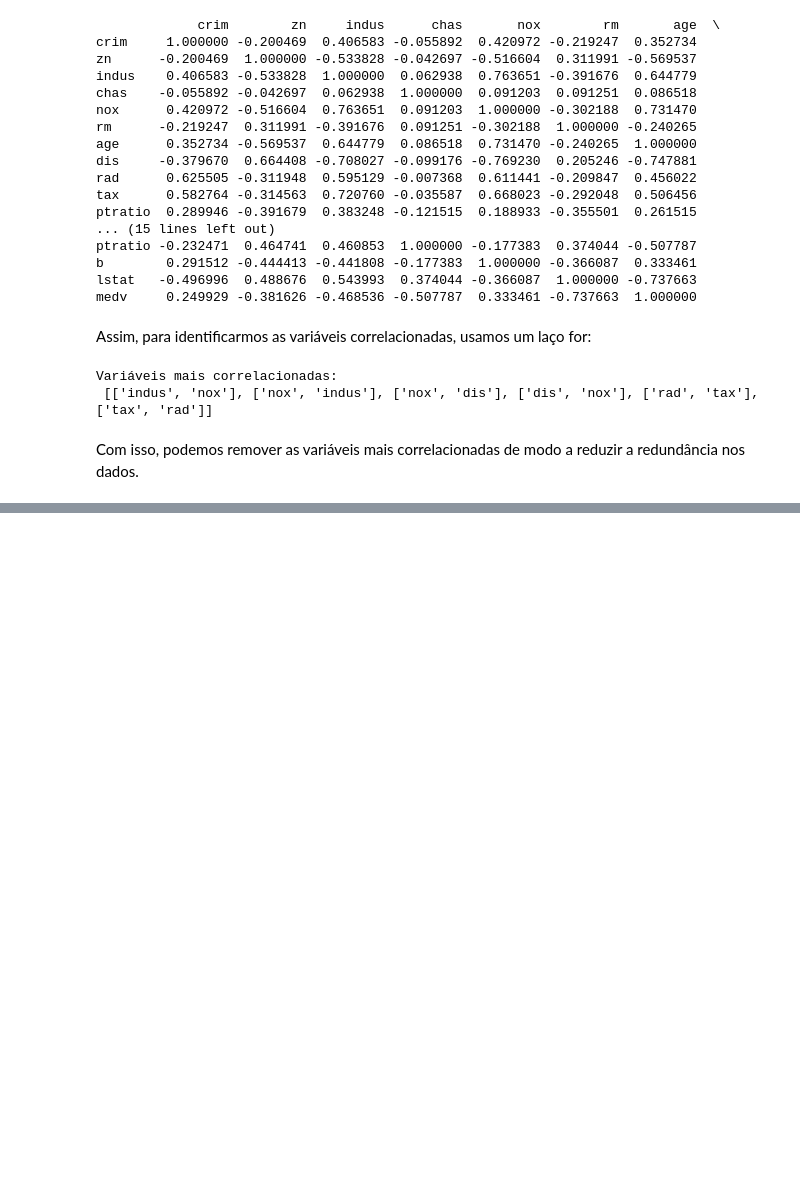
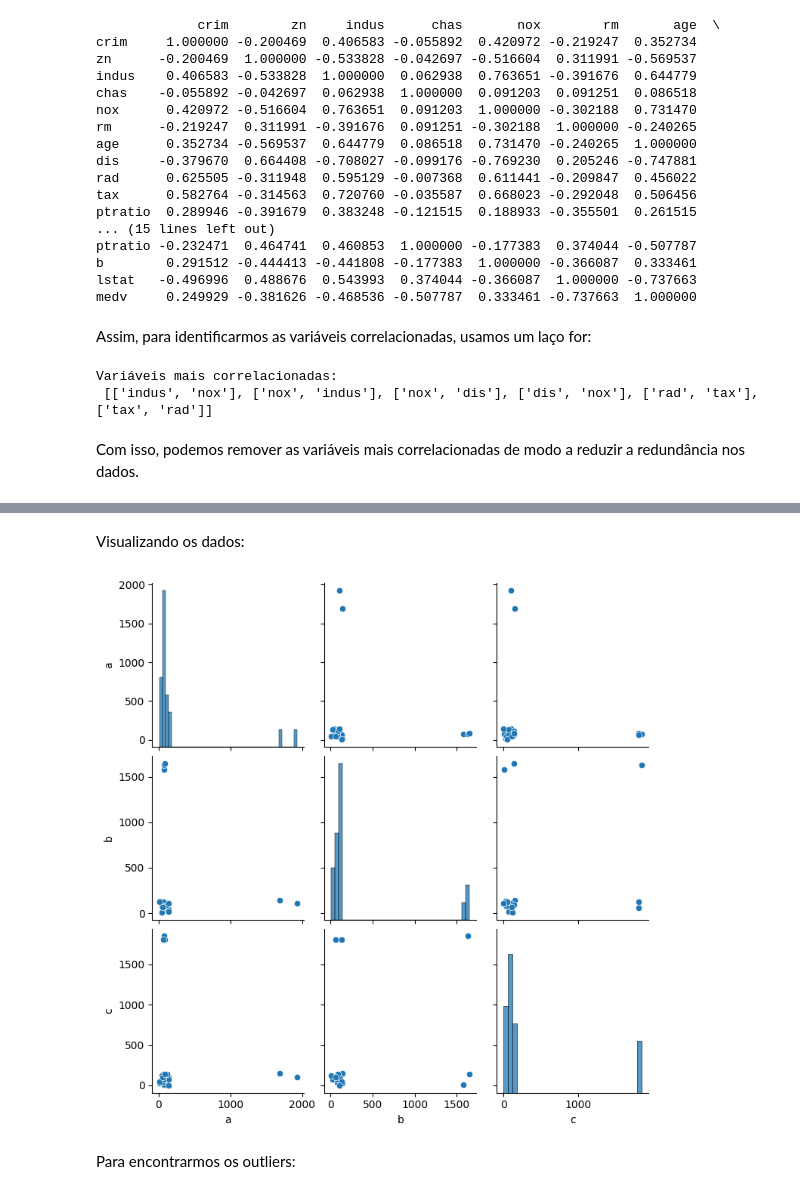
Before and after one commit to joaoholandaa/ciencia-de-dados, a Jupyter notebook: aula1-preparacao-transformacao.ipynb, the cells around one changed output, grey strips where cells are left out. Cells and saved outputs as stored; diff of their text form; code cells hidden in the pictures; blank space fills up the shorter version.

```diff
--- a/aula1-preparacao-transformacao.ipynb
+++ b/aula1-preparacao-transformacao.ipynb
@@ -604,0 +719,11 @@ Com isso, podemos remover as variáveis mais correlacionadas de modo a reduzir a
+# %%
+np.random.seed(101)
+#geramos os dados de forma aleatória e colocamos em um dataframe
+data = pd.DataFrame({'a': np.random.randint(1, 200, 20),
+                          'b': np.random.randint(1, 200, 20),
+                          'c': np.random.randint(1, 200, 20)})
+
+#geramos os outliers, aumentando em 10 vezes o valor dos atributos
+data[data > 150] = data[data > 150]*10
+#mostramos os dados
+print (data)
@@ -604,0 +748,10 @@ Com isso, podemos remover as variáveis mais correlacionadas de modo a reduzir a
+# %% [markdown]
+Visualizando os dados:
+# %%
+import seaborn as sns
+sns.pairplot(data)
+plt.show()
+# %% [output]
+[figure, added]
+# %% [markdown]
+Para encontrarmos os outliers:
```
Also changed, not shown: parts of 18 cells of this notebook.
